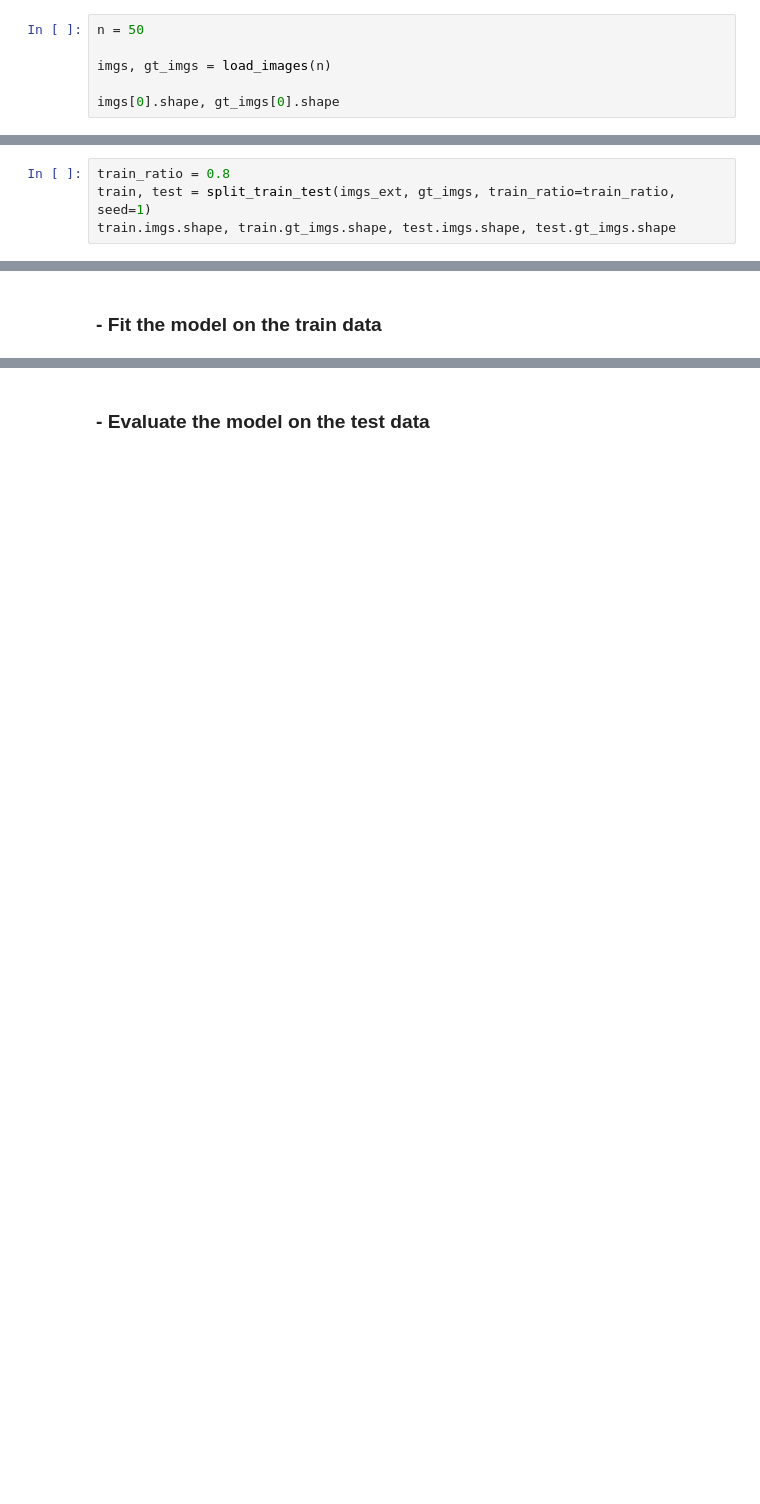
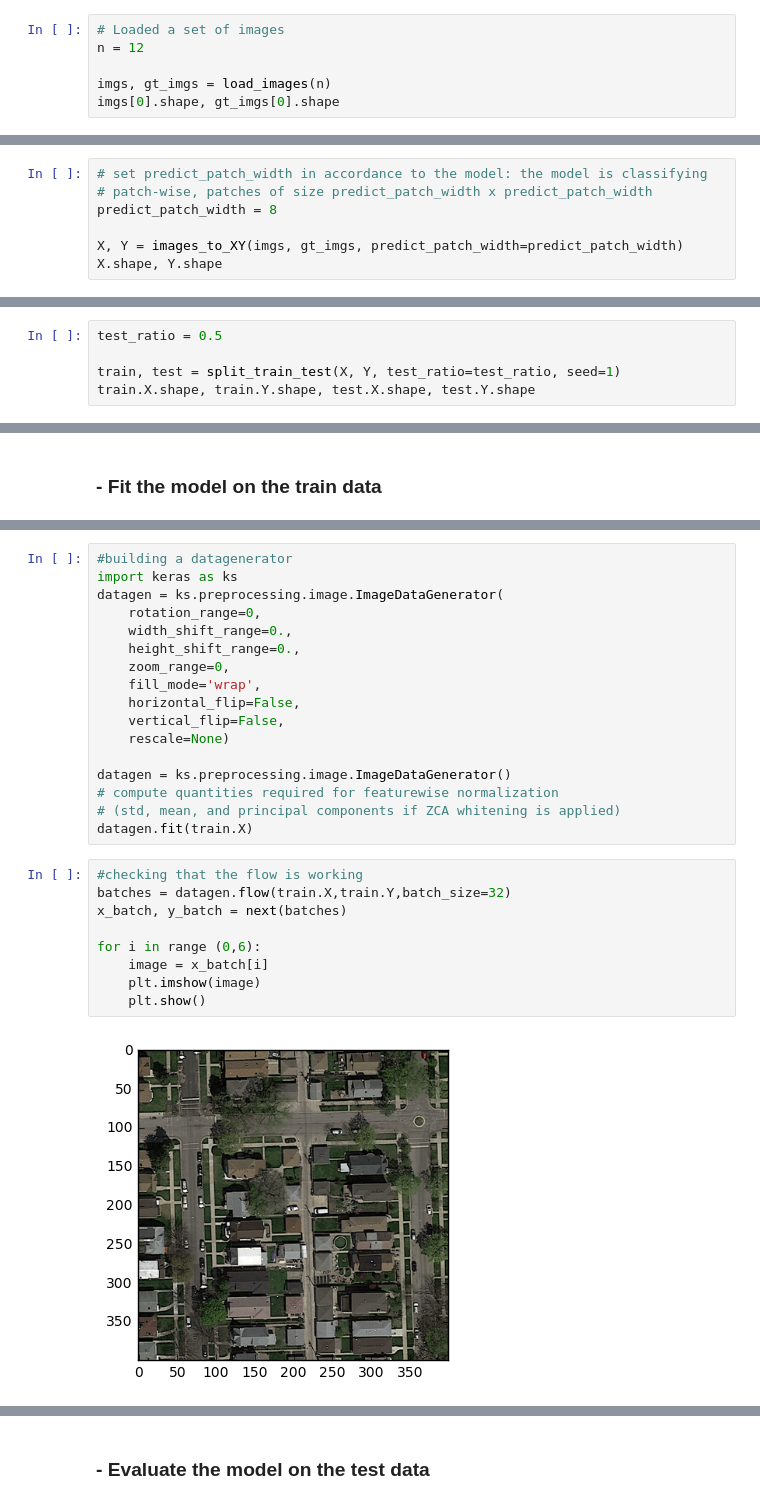
Before and after one commit to NiccoloSacchi/road-segmentation, a Jupyter notebook: scripts/segment_aerial_images_paper_val.ipynb, the cells around one changed output, grey strips where cells are left out. Drawn from its saved outputs; the diff is of its cells as text; blank space fills up the shorter version.

Commit message:
started working on data augmentation using keras

```diff
--- a/scripts/segment_aerial_images_paper_val.ipynb
+++ b/scripts/segment_aerial_images_paper_val.ipynb
@@ -24,9 +31,9 @@ Using TensorFlow backend.
 # %% [markdown]
 ### - Load data
 # %%
-n = 50
+# Loaded a set of images
+n = 12
 
 imgs, gt_imgs = load_images(n)
-
 imgs[0].shape, gt_imgs[0].shape
 # %% [output]
@@ -46,0 +45,7 @@ imgs_ext.shape
+# %%
+# set predict_patch_width in accordance to the model: the model is classifying
+# patch-wise, patches of size predict_patch_width x predict_patch_width
+predict_patch_width = 8
+
+X, Y = images_to_XY(imgs, gt_imgs, predict_patch_width=predict_patch_width)
+X.shape, Y.shape
@@ -47,7 +54,8 @@ imgs_ext.shape
 # %% [markdown]
 ### - For now avoid cross validation, just split the datasest in test and train.
 # %%
-train_ratio = 0.8
-train, test = split_train_test(imgs_ext, gt_imgs, train_ratio=train_ratio, seed=1)
-train.imgs.shape, train.gt_imgs.shape, test.imgs.shape, test.gt_imgs.shape
+test_ratio = 0.5
+
+train, test = split_train_test(X, Y, test_ratio=test_ratio, seed=1)
+train.X.shape, train.Y.shape, test.X.shape, test.Y.shape
 # %% [output]
@@ -158,0 +116,28 @@ Epoch 20/20
+# %%
+#building a datagenerator
+import keras as ks
+datagen = ks.preprocessing.image.ImageDataGenerator(
+    rotation_range=0,
+    width_shift_range=0.,
+    height_shift_range=0.,
+    zoom_range=0,
+    fill_mode='wrap',
+    horizontal_flip=False,
+    vertical_flip=False,
+    rescale=None)
+
+datagen = ks.preprocessing.image.ImageDataGenerator()
+# compute quantities required for featurewise normalization
+# (std, mean, and principal components if ZCA whitening is applied)
+datagen.fit(train.X)
+# %%
+#checking that the flow is working
+batches = datagen.flow(train.X,train.Y,batch_size=32)
+x_batch, y_batch = next(batches)
+
+for i in range (0,6):
+    image = x_batch[i]
+    plt.imshow(image)
+    plt.show()
+# %% [output]
+[figure, added]
```
Also changed, not shown: parts of 43 cells of this notebook, 2 other files.
